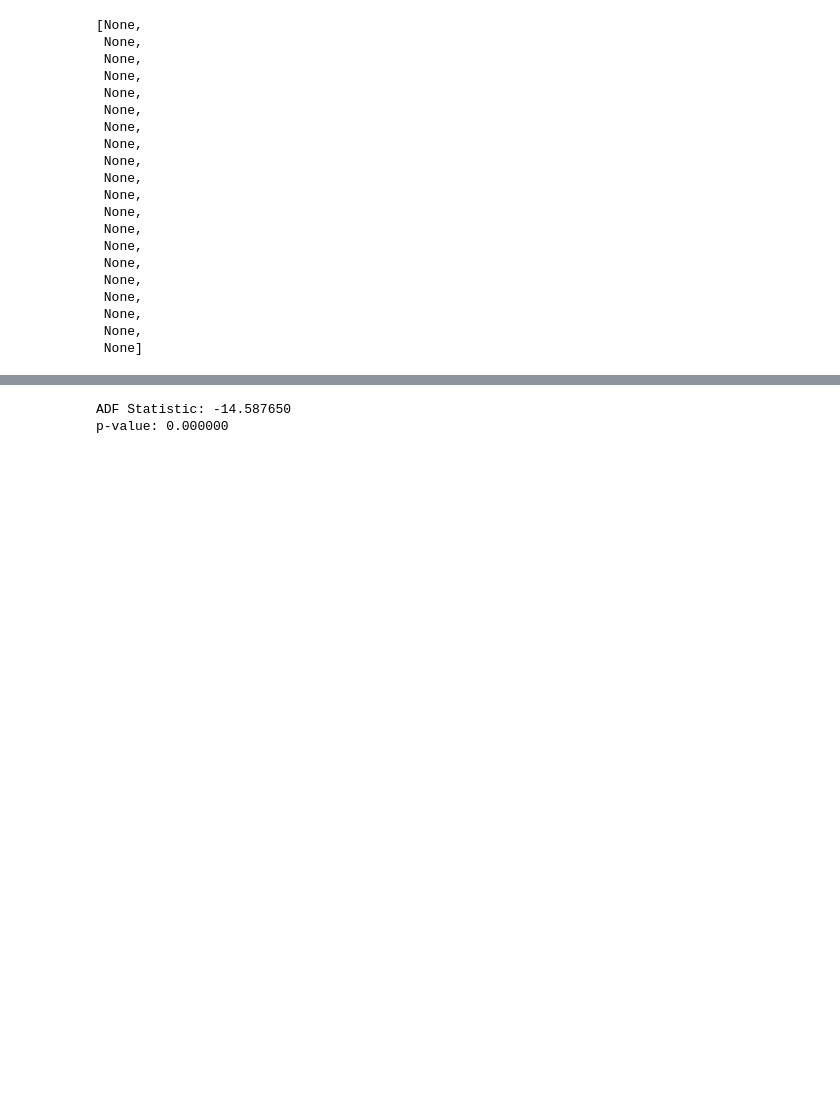
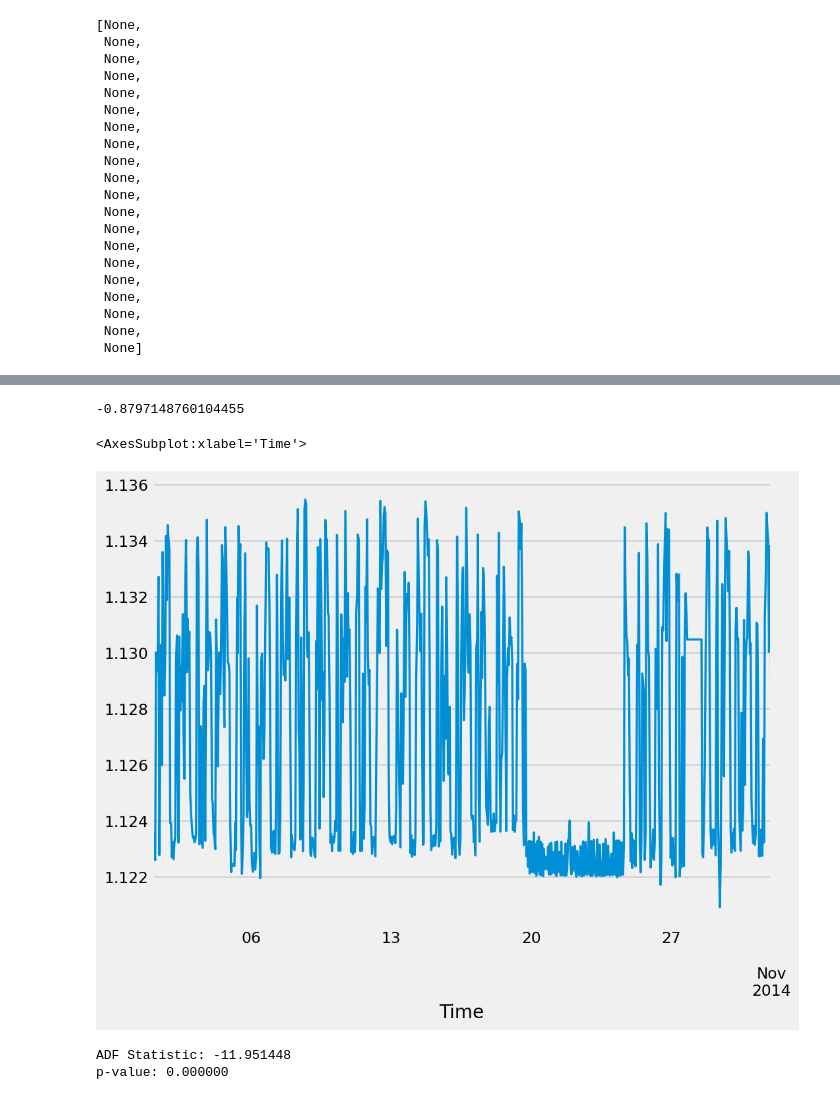
Before and after one commit to danbm94/masterthesis, a Jupyter notebook: refit.ipynb, the cells around one changed output, grey strips where cells are left out. Drawn from its saved outputs; the diff is of its cells as text; code cells hidden in the pictures; blank space fills up the shorter version.

```diff
--- a/refit.ipynb
+++ b/refit.ipynb
@@ -134,3 +128,18 @@ dataframes_list[1]
+# %%
+#Transform the data
+from scipy import stats
+bc_fitted_feature, bc_fitted_lambda = stats.boxcox(dataframes_list[0]['Aggregate']+1) # Again, we are adding 1 because all features have 0s (not allowed in BC)
+
+bc_fitted_lambda
+# %% [output]
+-0.8797148760104455
+# %%
+dataframes_list[0]['Agg_transformed'] = bc_fitted_feature
+# %%
+dataframes_list[0]['Agg_transformed'].loc[(dataframes_list[0].index>"2014-10-01")&(dataframes_list[0].index<="2014-11-01")].plot(lw=2)
+# %% [output]
+<AxesSubplot:xlabel='Time'>
+[figure, added]
 # %%
 #ARIMA
 
@@ -140,9 +149,9 @@ plt.rcParams.update({'figure.figsize':(9,7), 'figure.dpi':120})
 #Augmented Dickey Fuller Test
 from statsmodels.tsa.stattools import adfuller
 
-result = adfuller(dataframes_list[0]['Aggregate'].dropna(),autolag="AIC")
+result = adfuller(dataframes_list[0]['Agg_transformed'].dropna(),autolag="AIC")
 print('ADF Statistic: %f' % result[0])
 print('p-value: %f' % result[1])
 # %% [output]
-ADF Statistic: -14.587650
+ADF Statistic: -11.951448
 p-value: 0.000000
```
Also changed, not shown: parts of 25 cells of this notebook.
